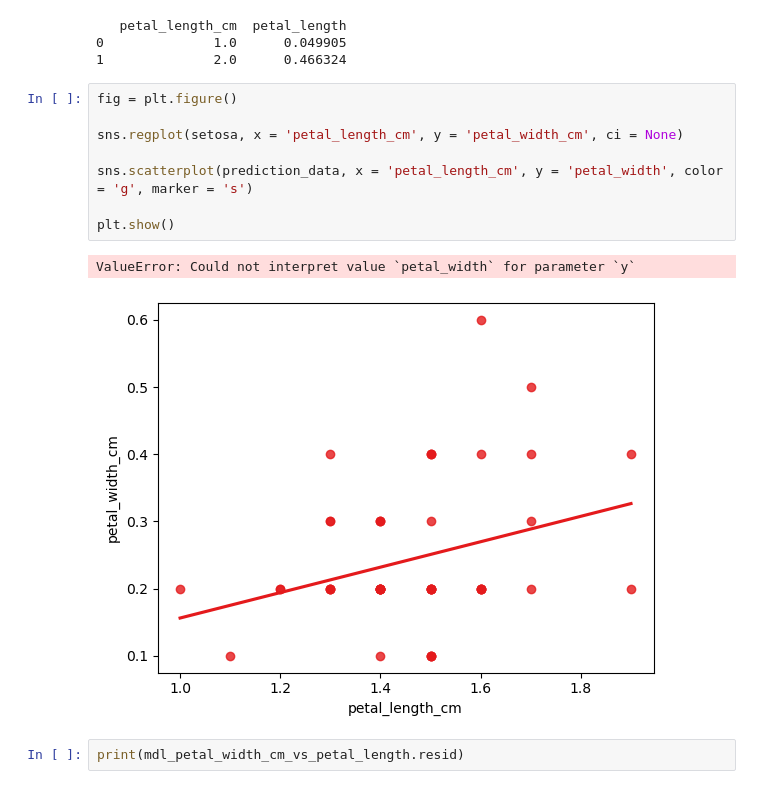
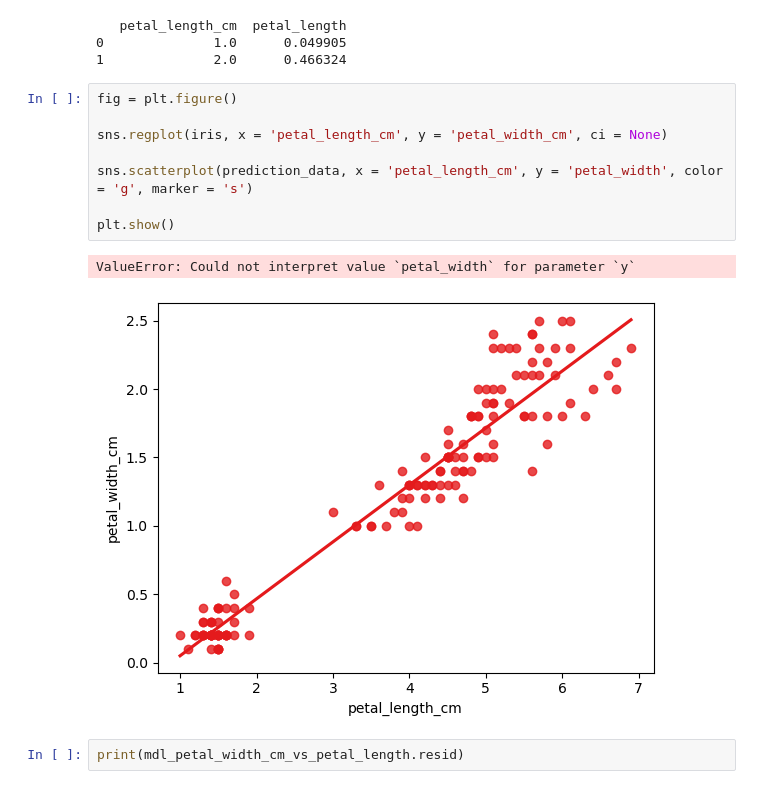
Before and after one commit to IreneKilgannon/pands-project, a Jupyter notebook: analysis.ipynb, the cells around one changed output. Saved outputs shown, nothing was run; the diff lists cells and outputs as text.

Commit message:
some linear regression analysis between petal width and petal length

```diff
--- a/analysis.ipynb
+++ b/analysis.ipynb
@@ -486,14 +486,14 @@ print(prediction_data)
 # %%
 fig = plt.figure()
 
-sns.regplot(setosa, x = 'petal_length_cm', y = 'petal_width_cm', ci = None)
+sns.regplot(iris, x = 'petal_length_cm', y = 'petal_width_cm', ci = None)
 
 sns.scatterplot(prediction_data, x = 'petal_length_cm', y = 'petal_width', color = 'g', marker = 's')
 
 plt.show()
 # %% [output]
 ValueError: Could not interpret value `petal_width` for parameter `y`
-[figure, old version]
+[figure, new version]
 # %%
 print(mdl_petal_width_cm_vs_petal_length.resid)
 # %% [output]
```
Also changed, not shown: parts of 5 cells of this notebook, 2 other files.
